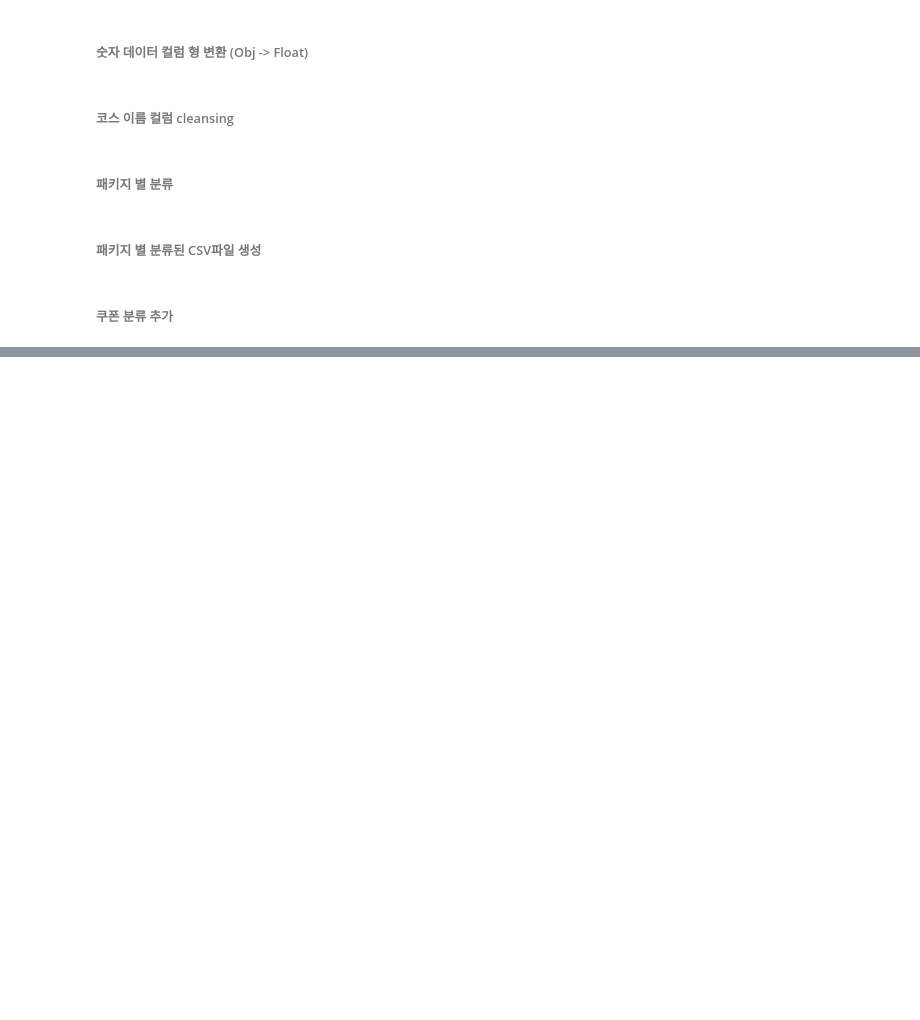
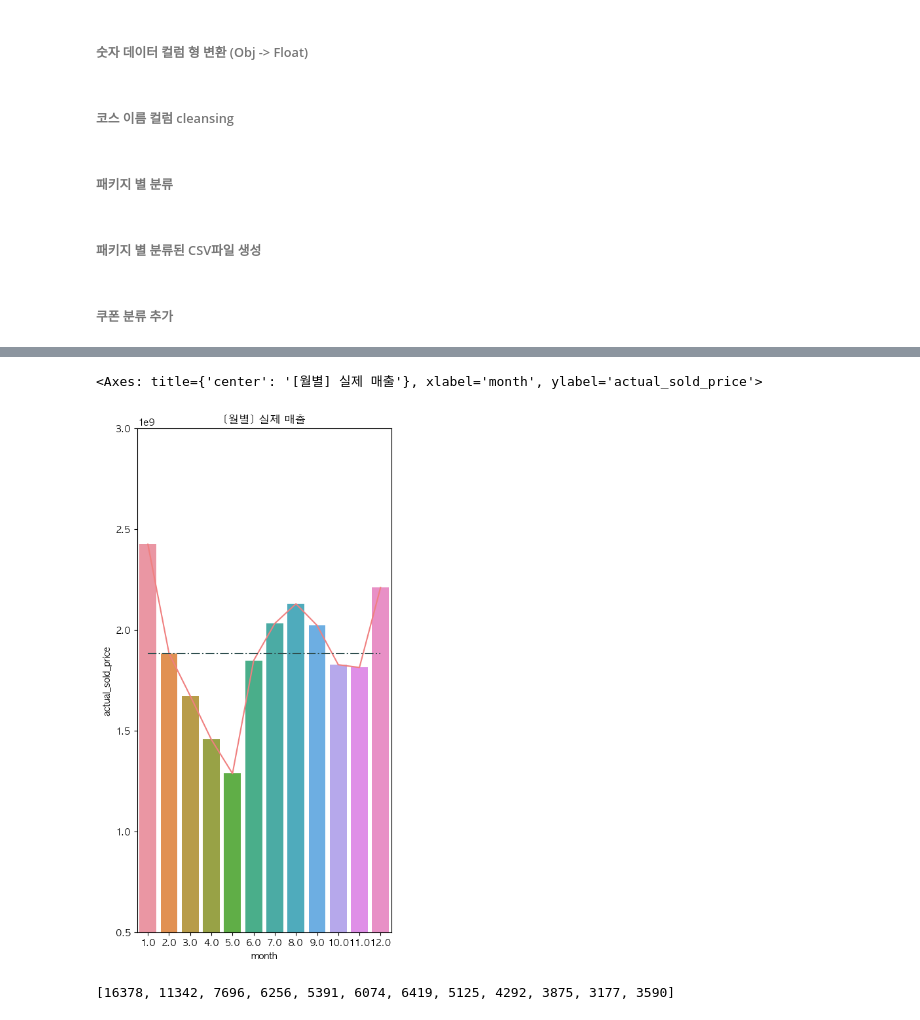
Before and after one commit to jasonheesanglee/YEAR_DREAM, a Jupyter notebook: FC_PJT/FC_PJT2.ipynb, the cells around one changed output, grey strips where cells are left out. Cells and saved outputs as stored; diff of their text form; code cells hidden in the pictures; blank space fills up the shorter version.

```diff
--- a/FC_PJT/FC_PJT2.ipynb
+++ b/FC_PJT/FC_PJT2.ipynb
@@ -416,0 +581,13 @@ df.to_csv(dataset+"final_prep_file.csv")
+# %%
+
+plt.figure(figsize=(5,10))
+plt.title("[월별] 실제 매출")
+plt.ylim(0.5e9,3.0e9)
+sns.lineplot(data = pay_df.groupby('month').sum().reset_index() , x = pay_df.groupby('month').sum().reset_index().index, y = 'actual_sold_price',\
+    color = "lightcoral" )
+sns.lineplot(x = np.arange(0,12) , y = [pay_df.groupby('month').sum().reset_index()['actual_sold_price'].mean()] * 12  ,\
+    color = "darkslategray", linestyle = "dashdot")
+sns.barplot(data = pay_df.groupby('month').sum().reset_index() , x = "month" , y = 'actual_sold_price')
+# %% [output]
+<Axes: title={'center': '[월별] 실제 매출'}, xlabel='month', ylabel='actual_sold_price'>
+[figure, added]
@@ -416,0 +621,4 @@ df.to_csv(dataset+"final_prep_file.csv")
+# %%
+first_count
+# %% [output]
+[16378, 11342, 7696, 6256, 5391, 6074, 6419, 5125, 4292, 3875, 3177, 3590]
```
Also changed, not shown: parts of 27 cells of this notebook.
